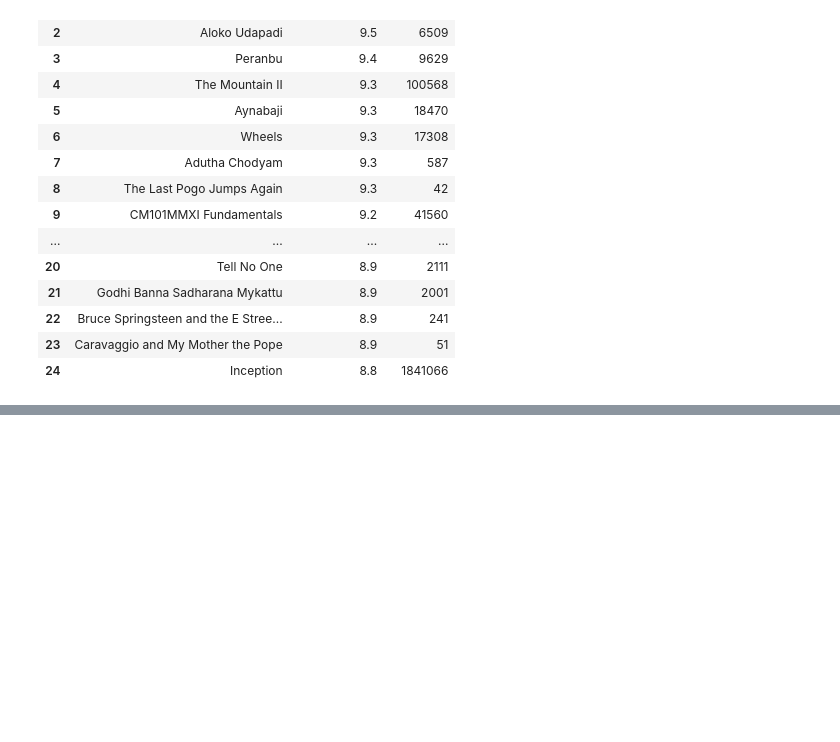
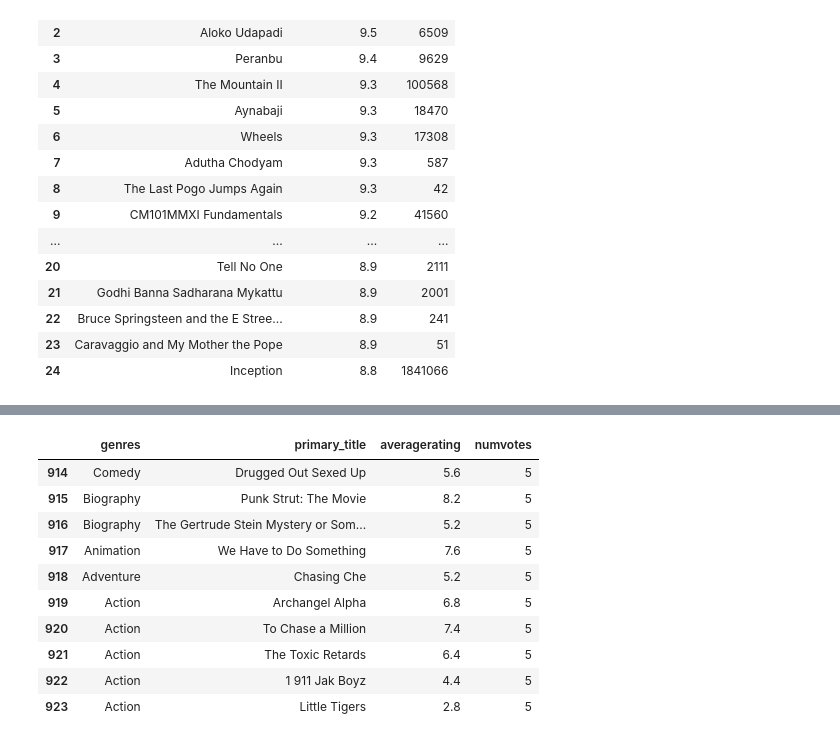
Before and after one commit to pyamin1878/Movie-Project, a Jupyter notebook: Notebooks/student_working_notebook_pat.ipynb, the cells around one changed output, grey strips where cells are left out. Cells and saved outputs as stored; diff of their text form; code cells hidden in the pictures; blank space fills up the shorter version.

```diff
--- a/Notebooks/student_working_notebook_pat.ipynb
+++ b/Notebooks/student_working_notebook_pat.ipynb
@@ -214,0 +204,14 @@ df
+# %%
+df.tail(10)
+# %% [output]
+|  | genres | primary_title | averagerating | numvotes |
+| 914 | Comedy | Drugged Out Sexed Up | 5.6 | 5 |
+| 915 | Biography | Punk Strut: The Movie | 8.2 | 5 |
+| 916 | Biography | The Gertrude Stein Mystery or Som... | 5.2 | 5 |
+| 917 | Animation | We Have to Do Something | 7.6 | 5 |
+| 918 | Adventure | Chasing Che | 5.2 | 5 |
+| 919 | Action | Archangel Alpha | 6.8 | 5 |
+| 920 | Action | To Chase a Million | 7.4 | 5 |
+| 921 | Action | The Toxic Retards | 6.4 | 5 |
+| 922 | Action | 1 911 Jak Boyz | 4.4 | 5 |
+| 923 | Action | Little Tigers | 2.8 | 5 |
```
Also changed, not shown: parts of 13 cells of this notebook.
